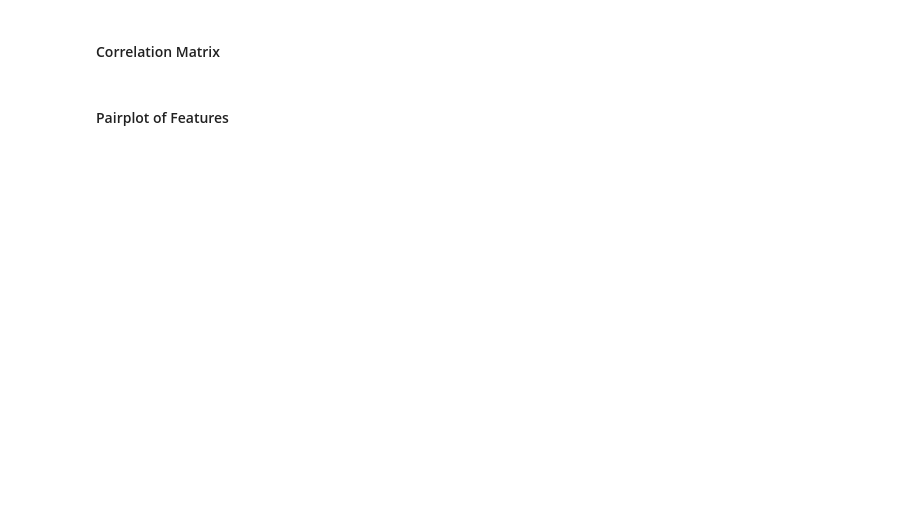
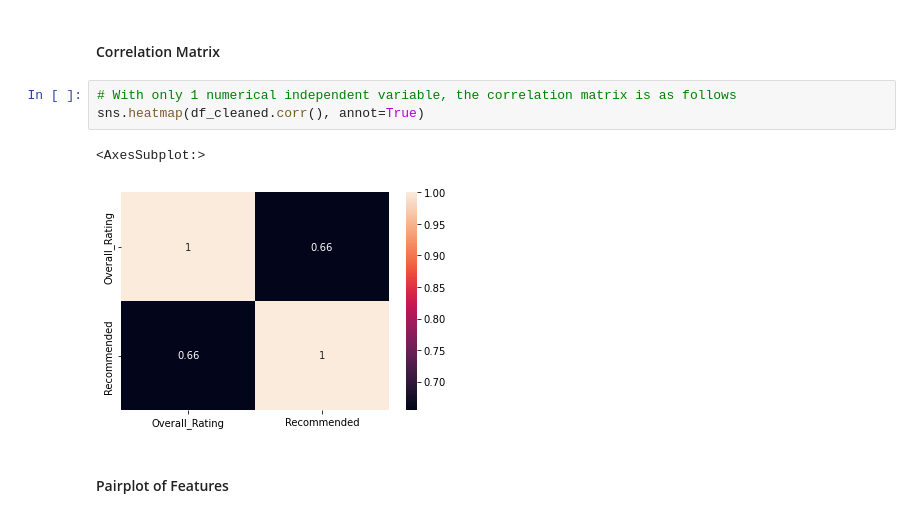
Before and after one commit to hyinki/mla, a Jupyter notebook: project.ipynb, the cells around one changed output. Cells and saved outputs as stored; diff of their text form; blank space fills up the shorter version.

```diff
--- a/project.ipynb
+++ b/project.ipynb
@@ -220,4 +355,10 @@ dtype: int64
 # %% [markdown]
 #### Correlation Matrix
+# %%
+# With only 1 numerical independent variable, the correlation matrix is as follows
+sns.heatmap(df_cleaned.corr(), annot=True)
+# %% [output]
+<AxesSubplot:>
+[figure, added]
 # %% [markdown]
 #### Pairplot of Features
```
Also changed, not shown: parts of 17 cells of this notebook.
